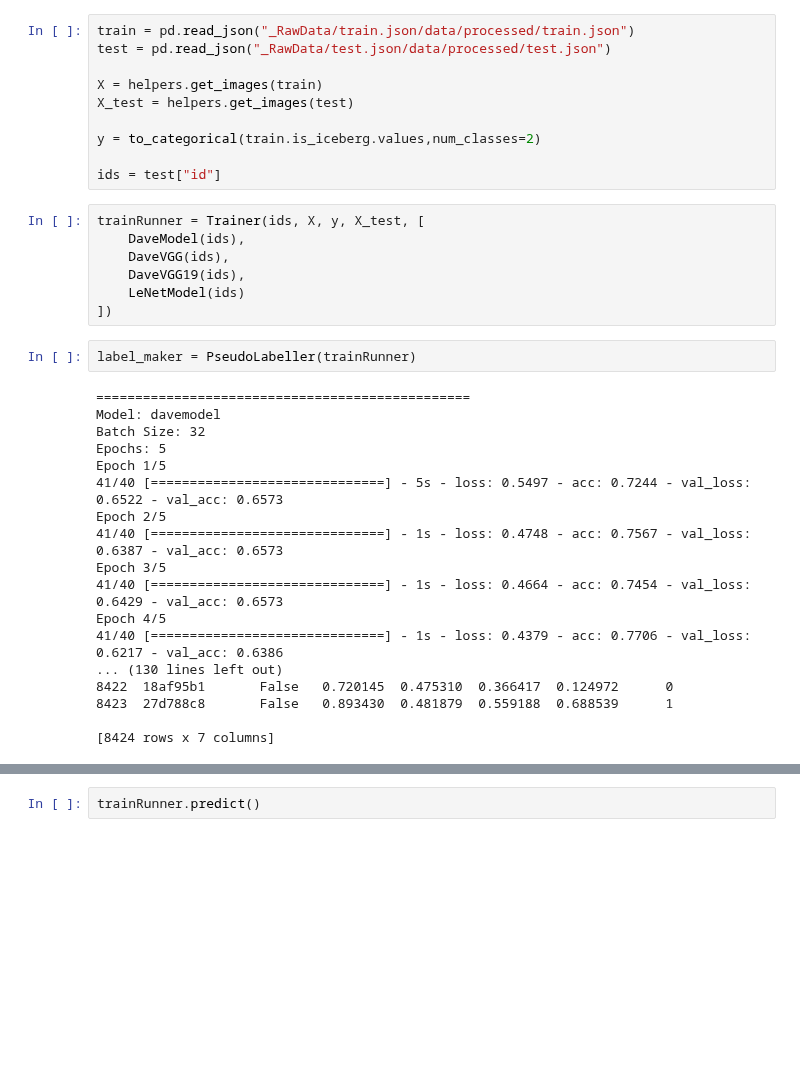
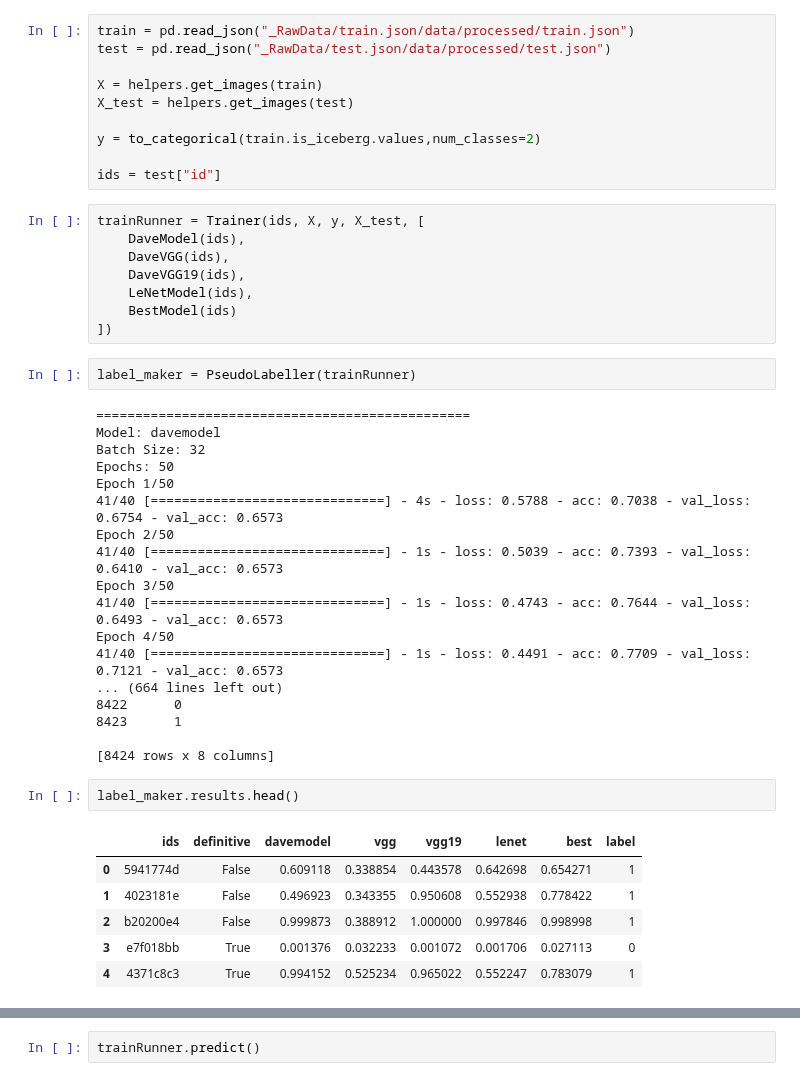
Before and after one commit to macwong/MachineLearning, a Jupyter notebook: Kaggle/Statoil C-CORE Iceberg Classifier/Refactoring.ipynb, the cells around one changed output, grey strips where cells are left out. Drawn from its saved outputs; the diff is of its cells as text; blank space fills up the shorter version.

Commit message:
Some more refactoring and improvements to pseudo labeller

```diff
--- a/Kaggle/Statoil C-CORE Iceberg Classifier/Refactoring.ipynb
+++ b/Kaggle/Statoil C-CORE Iceberg Classifier/Refactoring.ipynb
@@ -35,7 +36,8 @@ trainRunner = Trainer(ids, X, y, X_test, [
     DaveModel(ids),
     DaveVGG(ids),
     DaveVGG19(ids),
-    LeNetModel(ids)
+    LeNetModel(ids),
+    BestModel(ids)
 ])
 # %%
 label_maker = PseudoLabeller(trainRunner)
@@ -43,17 +45,26 @@ label_maker = PseudoLabeller(trainRunner)
 ================================================
 Model: davemodel
 Batch Size: 32
-Epochs: 5
-Epoch 1/5
-41/40 [==============================] - 5s - loss: 0.5497 - acc: 0.7244 - val_loss: 0.6522 - val_acc: 0.6573
-Epoch 2/5
-41/40 [==============================] - 1s - loss: 0.4748 - acc: 0.7567 - val_loss: 0.6387 - val_acc: 0.6573
-Epoch 3/5
-41/40 [==============================] - 1s - loss: 0.4664 - acc: 0.7454 - val_loss: 0.6429 - val_acc: 0.6573
-Epoch 4/5
-41/40 [==============================] - 1s - loss: 0.4379 - acc: 0.7706 - val_loss: 0.6217 - val_acc: 0.6386
-... (130 lines left out)
-8422  18af95b1       False   0.720145  0.475310  0.366417  0.124972      0
-8423  27d788c8       False   0.893430  0.481879  0.559188  0.688539      1
+Epochs: 50
+Epoch 1/50
+41/40 [==============================] - 4s - loss: 0.5788 - acc: 0.7038 - val_loss: 0.6754 - val_acc: 0.6573
+Epoch 2/50
+41/40 [==============================] - 1s - loss: 0.5039 - acc: 0.7393 - val_loss: 0.6410 - val_acc: 0.6573
+Epoch 3/50
+41/40 [==============================] - 1s - loss: 0.4743 - acc: 0.7644 - val_loss: 0.6493 - val_acc: 0.6573
+Epoch 4/50
+41/40 [==============================] - 1s - loss: 0.4491 - acc: 0.7709 - val_loss: 0.7121 - val_acc: 0.6573
+... (664 lines left out)
+8422      0
+8423      1
 
-[8424 rows x 7 columns]
+[8424 rows x 8 columns]
+# %%
+label_maker.results.head()
+# %% [output]
+|  | ids | definitive | davemodel | vgg | vgg19 | lenet | best | label |
+| 0 | 5941774d | False | 0.609118 | 0.338854 | 0.443578 | 0.642698 | 0.654271 | 1 |
+| 1 | 4023181e | False | 0.496923 | 0.343355 | 0.950608 | 0.552938 | 0.778422 | 1 |
+| 2 | b20200e4 | False | 0.999873 | 0.388912 | 1.000000 | 0.997846 | 0.998998 | 1 |
+| 3 | e7f018bb | True | 0.001376 | 0.032233 | 0.001072 | 0.001706 | 0.027113 | 0 |
+| 4 | 4371c8c3 | True | 0.994152 | 0.525234 | 0.965022 | 0.552247 | 0.783079 | 1 |
```
Also changed, not shown: parts of 5 cells of this notebook, 3 other files.
